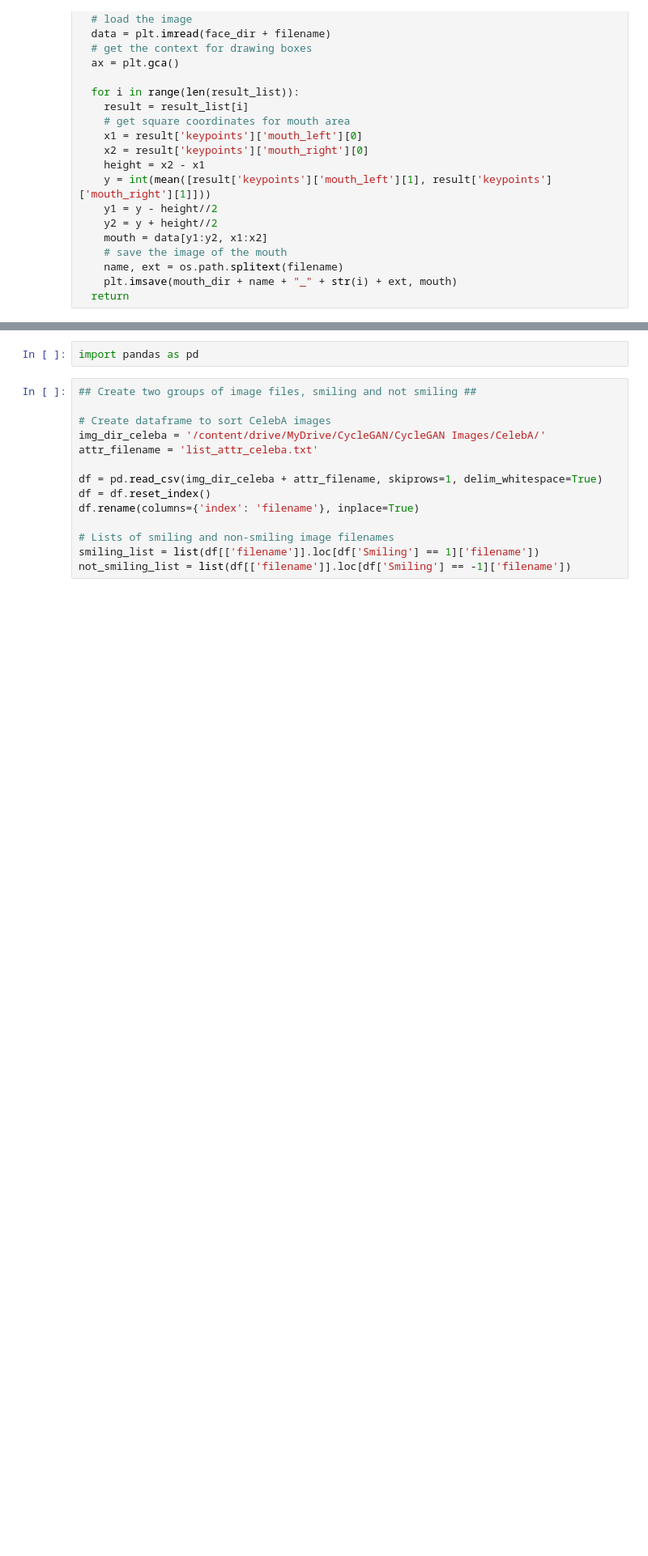
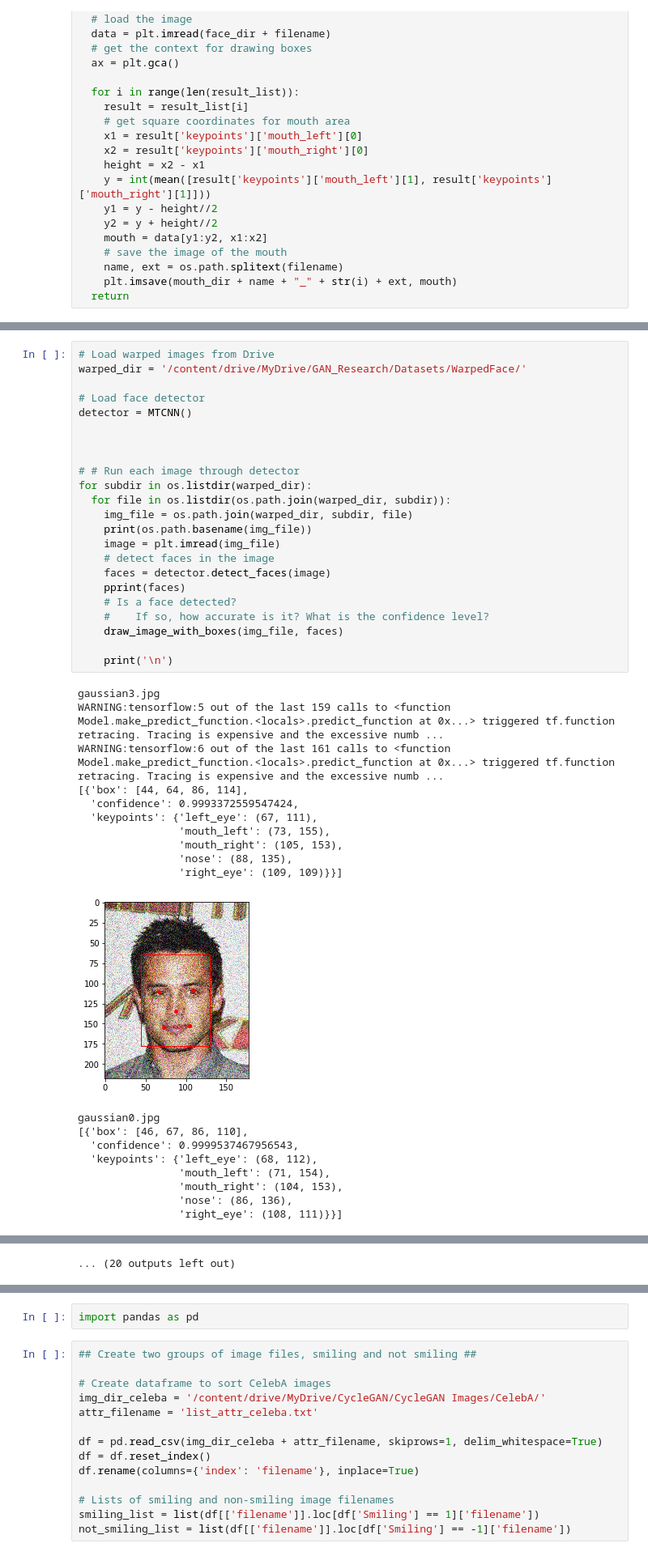
Before and after one commit to ejnunn/GAN-Research, a Jupyter notebook: notebooks/Face_Cropping.ipynb, the cells around one changed output, grey strips where cells are left out. Shown at 81% size. Saved outputs shown, nothing was run; the diff lists cells and outputs as text; blank space fills up the shorter version.

Commit message:
Added example of warped faces to see if faces are still detected

```diff
--- a/notebooks/Face_Cropping.ipynb
+++ b/notebooks/Face_Cropping.ipynb
@@ -252,0 +256,43 @@ def save_mouth(face_dir, mouth_dir, filename, result_list):
+# %%
+# Load warped images from Drive
+warped_dir = '/content/drive/MyDrive/GAN_Research/Datasets/WarpedFace/'
+
+# Load face detector
+detector = MTCNN()
+
+
+
+# # Run each image through detector
+for subdir in os.listdir(warped_dir):
+  for file in os.listdir(os.path.join(warped_dir, subdir)):
+    img_file = os.path.join(warped_dir, subdir, file)
+    print(os.path.basename(img_file))
+    image = plt.imread(img_file)
+    # detect faces in the image
+    faces = detector.detect_faces(image)
+    pprint(faces)
+    # Is a face detected?
+    #    If so, how accurate is it? What is the confidence level?
+    draw_image_with_boxes(img_file, faces)
+
+    print('\n')
+# %% [output]
+gaussian3.jpg
+WARNING:tensorflow:5 out of the last 159 calls to <function Model.make_predict_function.<locals>.predict_function at 0x...> triggered tf.function retracing. Tracing is expensive and the excessive numb ...
+WARNING:tensorflow:6 out of the last 161 calls to <function Model.make_predict_function.<locals>.predict_function at 0x...> triggered tf.function retracing. Tracing is expensive and the excessive numb ...
+[{'box': [44, 64, 86, 114],
+  'confidence': 0.9993372559547424,
+  'keypoints': {'left_eye': (67, 111),
+                'mouth_left': (73, 155),
+                'mouth_right': (105, 153),
+                'nose': (88, 135),
+                'right_eye': (109, 109)}}]
+[figure, added]
+gaussian0.jpg
+[{'box': [46, 67, 86, 110],
+  'confidence': 0.9999537467956543,
+  'keypoints': {'left_eye': (68, 112),
+                'mouth_left': (71, 154),
+                'mouth_right': (104, 153),
+                'nose': (86, 136),
+                'right_eye': (108, 111)}}]
@@ -252,0 +336 @@ def save_mouth(face_dir, mouth_dir, filename, result_list):
+... (20 outputs left out)
```
Also changed, not shown: parts of 5 cells of this notebook.
